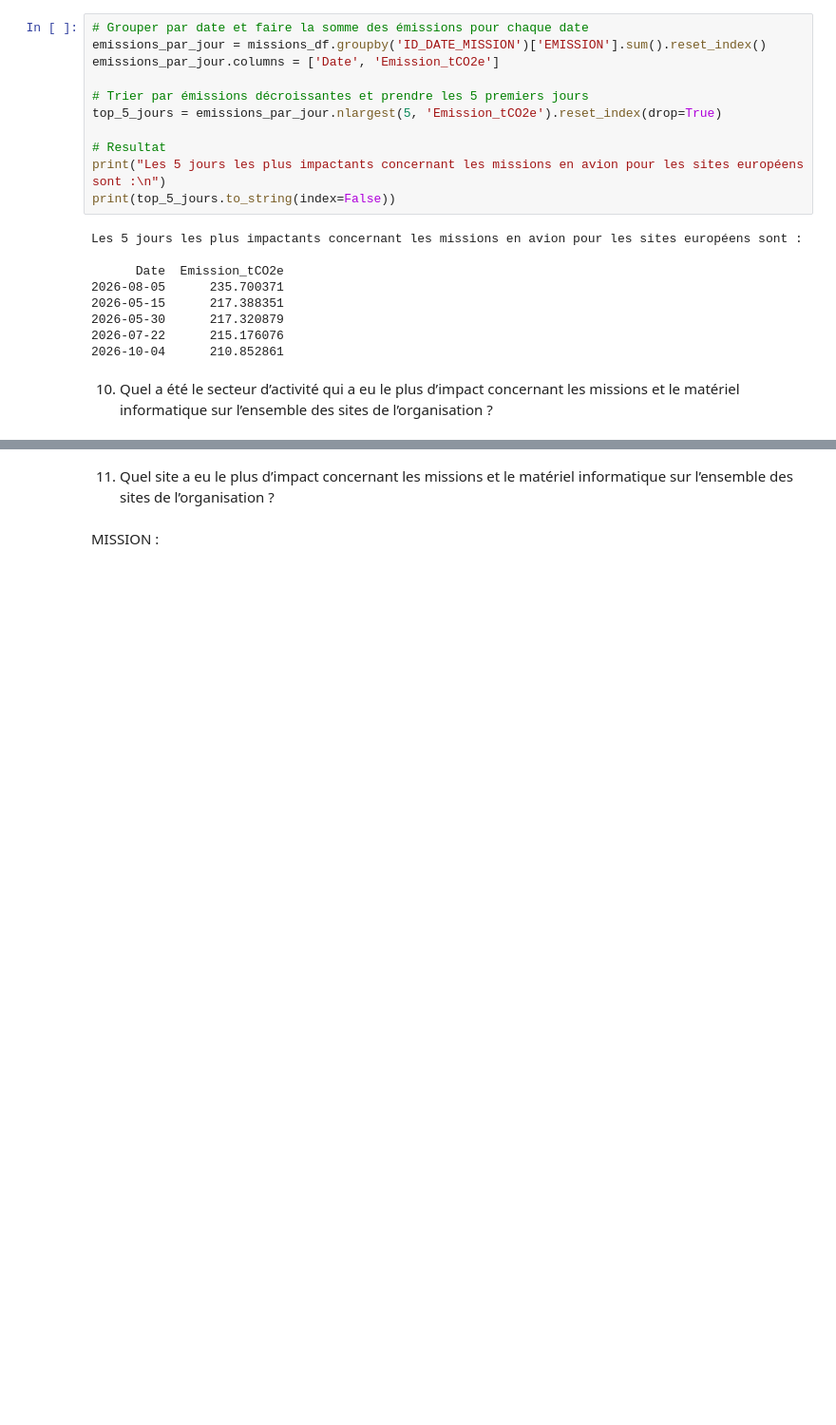
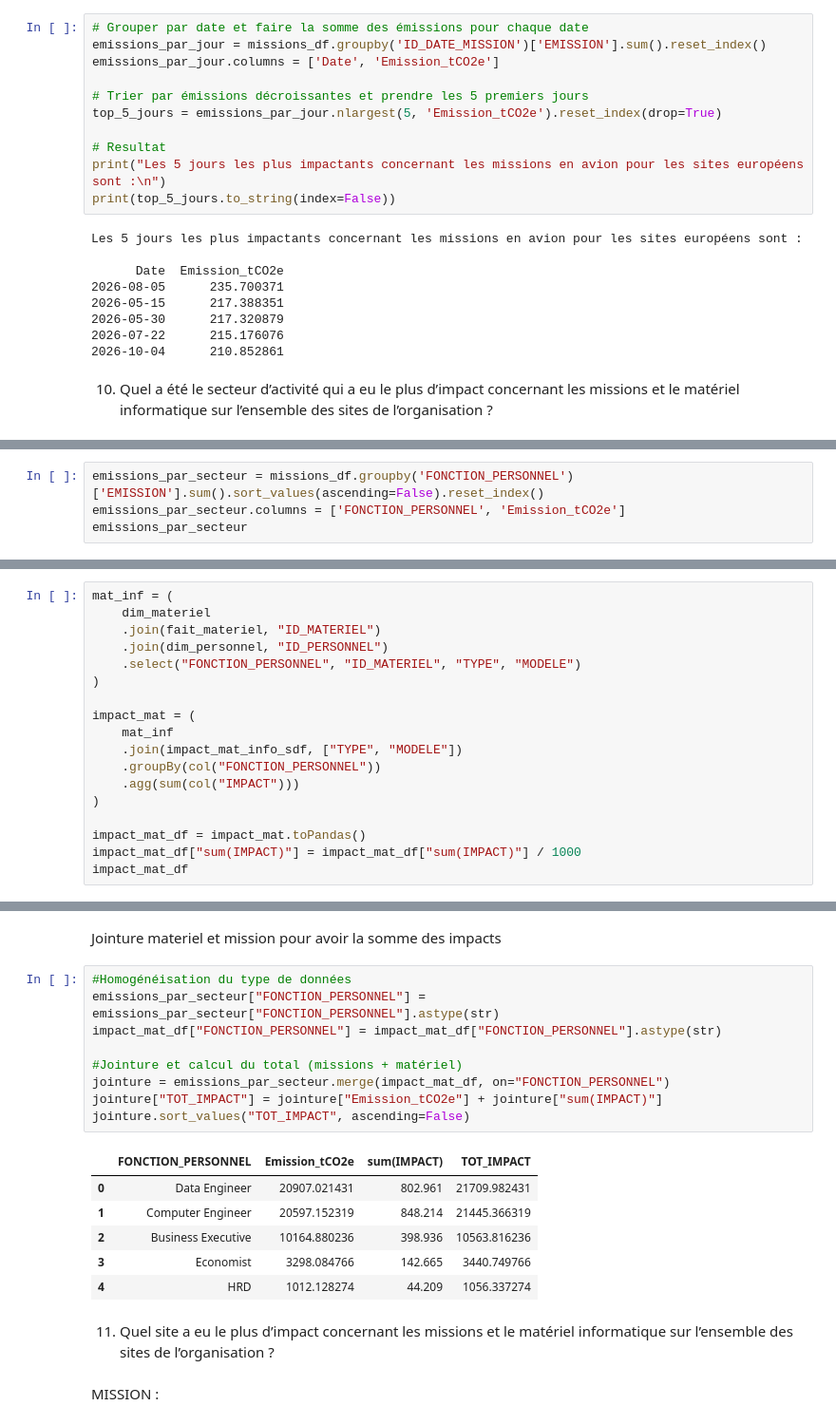
Before and after one commit to etiennevzn/GHG-inventory, a Jupyter notebook: ETL.ipynb, the cells around one changed output, grey strips where cells are left out. Shown at 95% size. Saved outputs shown, nothing was run; the diff lists cells and outputs as text; blank space fills up the shorter version.

```diff
--- a/ETL.ipynb
+++ b/ETL.ipynb
@@ -912,0 +897,4 @@ Vocational Training    11151.295888
+# %%
+emissions_par_secteur = missions_df.groupby('FONCTION_PERSONNEL')['EMISSION'].sum().sort_values(ascending=False).reset_index()
+emissions_par_secteur.columns = ['FONCTION_PERSONNEL', 'Emission_tCO2e']
+emissions_par_secteur
@@ -912,0 +910,18 @@ Vocational Training    11151.295888
+# %%
+mat_inf = (
+    dim_materiel
+    .join(fait_materiel, "ID_MATERIEL")
+    .join(dim_personnel, "ID_PERSONNEL")
+    .select("FONCTION_PERSONNEL", "ID_MATERIEL", "TYPE", "MODELE")
+)
+
+impact_mat = (
+    mat_inf
+    .join(impact_mat_info_sdf, ["TYPE", "MODELE"])
+    .groupBy(col("FONCTION_PERSONNEL"))
+    .agg(sum(col("IMPACT")))
+)
+
+impact_mat_df = impact_mat.toPandas()
+impact_mat_df["sum(IMPACT)"] = impact_mat_df["sum(IMPACT)"] / 1000
+impact_mat_df
@@ -913,3 +935,21 @@ Vocational Training    11151.295888
+# %% [markdown]
+Jointure materiel et mission pour avoir la somme des impacts
+# %%
+#Homogénéisation du type de données
+emissions_par_secteur["FONCTION_PERSONNEL"] = emissions_par_secteur["FONCTION_PERSONNEL"].astype(str)
+impact_mat_df["FONCTION_PERSONNEL"] = impact_mat_df["FONCTION_PERSONNEL"].astype(str)
+
+#Jointure et calcul du total (missions + matériel)
+jointure = emissions_par_secteur.merge(impact_mat_df, on="FONCTION_PERSONNEL")
+jointure["TOT_IMPACT"] = jointure["Emission_tCO2e"] + jointure["sum(IMPACT)"]
+jointure.sort_values("TOT_IMPACT", ascending=False)
+# %% [output]
+|  | FONCTION_PERSONNEL | Emission_tCO2e | sum(IMPACT) | TOT_IMPACT |
+| 0 | Data Engineer | 20907.021431 | 802.961 | 21709.982431 |
+| 1 | Computer Engineer | 20597.152319 | 848.214 | 21445.366319 |
+| 2 | Business Executive | 10164.880236 | 398.936 | 10563.816236 |
+| 3 | Economist | 3298.084766 | 142.665 | 3440.749766 |
+| 4 | HRD | 1012.128274 | 44.209 | 1056.337274 |
 # %% [markdown]
 11. Quel site a eu le plus d’impact concernant les missions et le matériel informatique sur l’ensemble des sites de l’organisation ?
 # %% [markdown]
```
Also changed, not shown: parts of 10 cells of this notebook, 1 other file.
